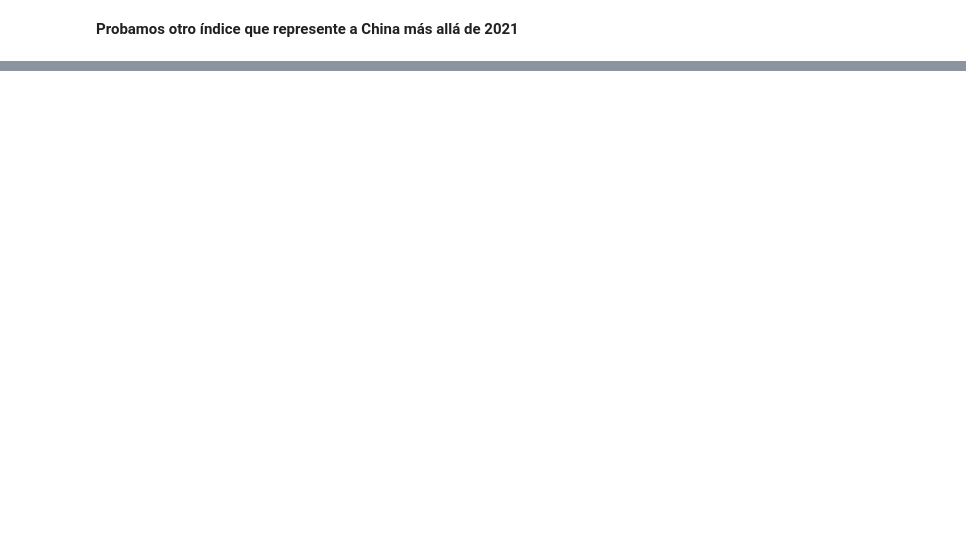
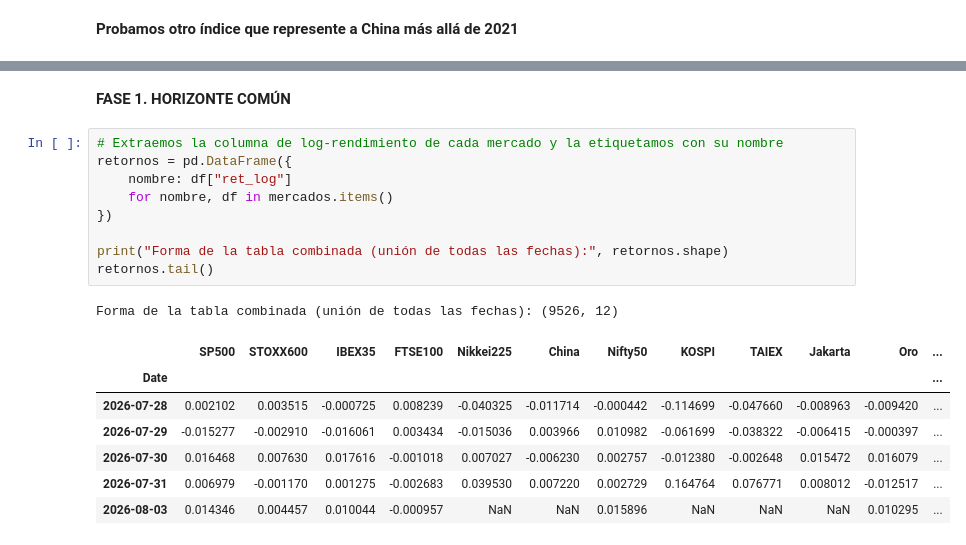
Before and after one commit to cristiangaymartin/tfm-estados-mercado, a Jupyter notebook: notebooks/01_ingesta.ipynb, the cells around one changed output, grey strips where cells are left out. Cells and saved outputs as stored; diff of their text form; blank space fills up the shorter version.

Commit message:
Construye la ventana común alineada y añade controles de calidad.

```diff
--- a/notebooks/01_ingesta.ipynb
+++ b/notebooks/01_ingesta.ipynb
@@ -339,0 +340,20 @@ for nombre, ticker in candidatos_china.items():
+# %% [markdown]
+**FASE 1. HORIZONTE COMÚN**
+# %%
+# Extraemos la columna de log-rendimiento de cada mercado y la etiquetamos con su nombre
+retornos = pd.DataFrame({
+    nombre: df["ret_log"]
+    for nombre, df in mercados.items()
+})
+
+print("Forma de la tabla combinada (unión de todas las fechas):", retornos.shape)
+retornos.tail()
+# %% [output]
+Forma de la tabla combinada (unión de todas las fechas): (9526, 12)
+|  | SP500 | STOXX600 | IBEX35 | FTSE100 | Nikkei225 | China | Nifty50 | KOSPI | TAIEX | Jakarta | Oro | ... |
+| Date |  |  |  |  |  |  |  |  |  |  |  | ... |
+| 2026-07-28 | 0.002102 | 0.003515 | -0.000725 | 0.008239 | -0.040325 | -0.011714 | -0.000442 | -0.114699 | -0.047660 | -0.008963 | -0.009420 | ... |
+| 2026-07-29 | -0.015277 | -0.002910 | -0.016061 | 0.003434 | -0.015036 | 0.003966 | 0.010982 | -0.061699 | -0.038322 | -0.006415 | -0.000397 | ... |
+| 2026-07-30 | 0.016468 | 0.007630 | 0.017616 | -0.001018 | 0.007027 | -0.006230 | 0.002757 | -0.012380 | -0.002648 | 0.015472 | 0.016079 | ... |
+| 2026-07-31 | 0.006979 | -0.001170 | 0.001275 | -0.002683 | 0.039530 | 0.007220 | 0.002729 | 0.164764 | 0.076771 | 0.008012 | -0.012517 | ... |
+| 2026-08-03 | 0.014346 | 0.004457 | 0.010044 | -0.000957 | NaN | NaN | 0.015896 | NaN | NaN | NaN | 0.010295 | ... |
```
Also changed, not shown: parts of 14 cells of this notebook.
